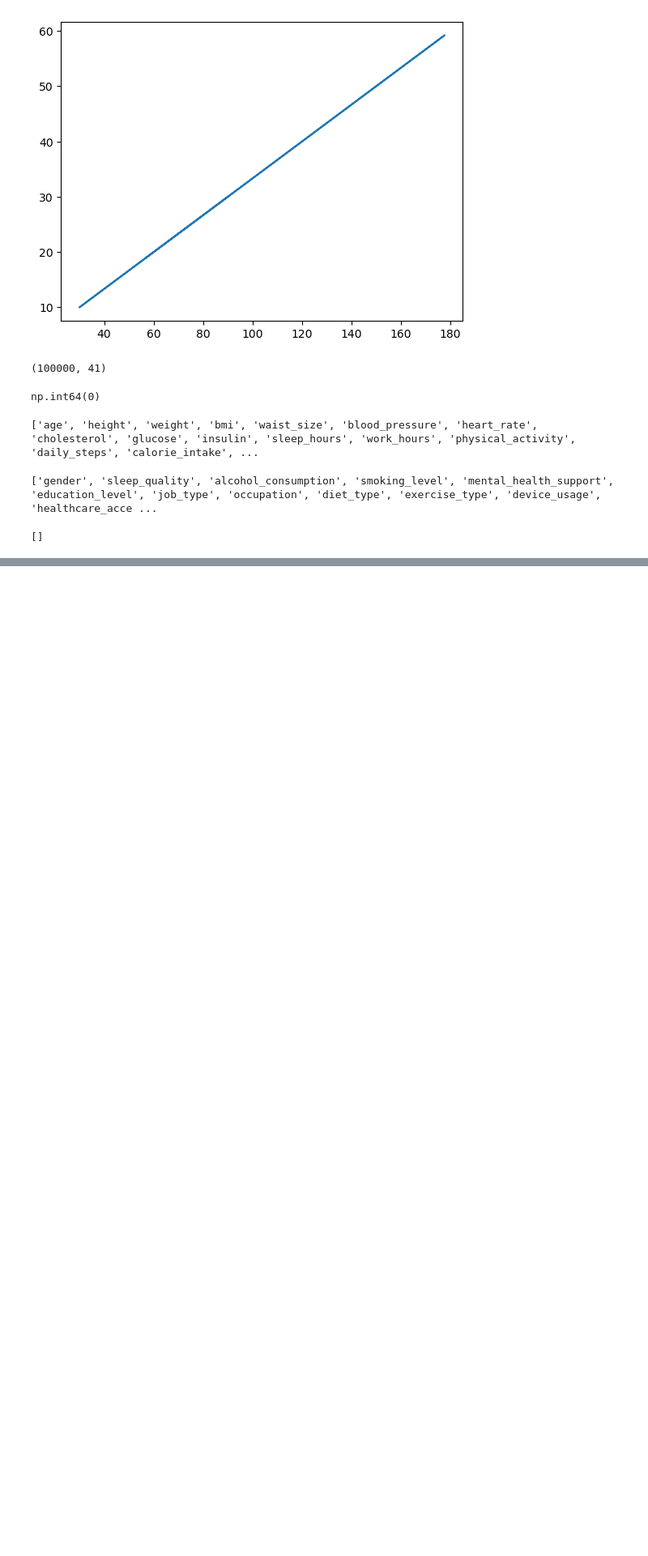
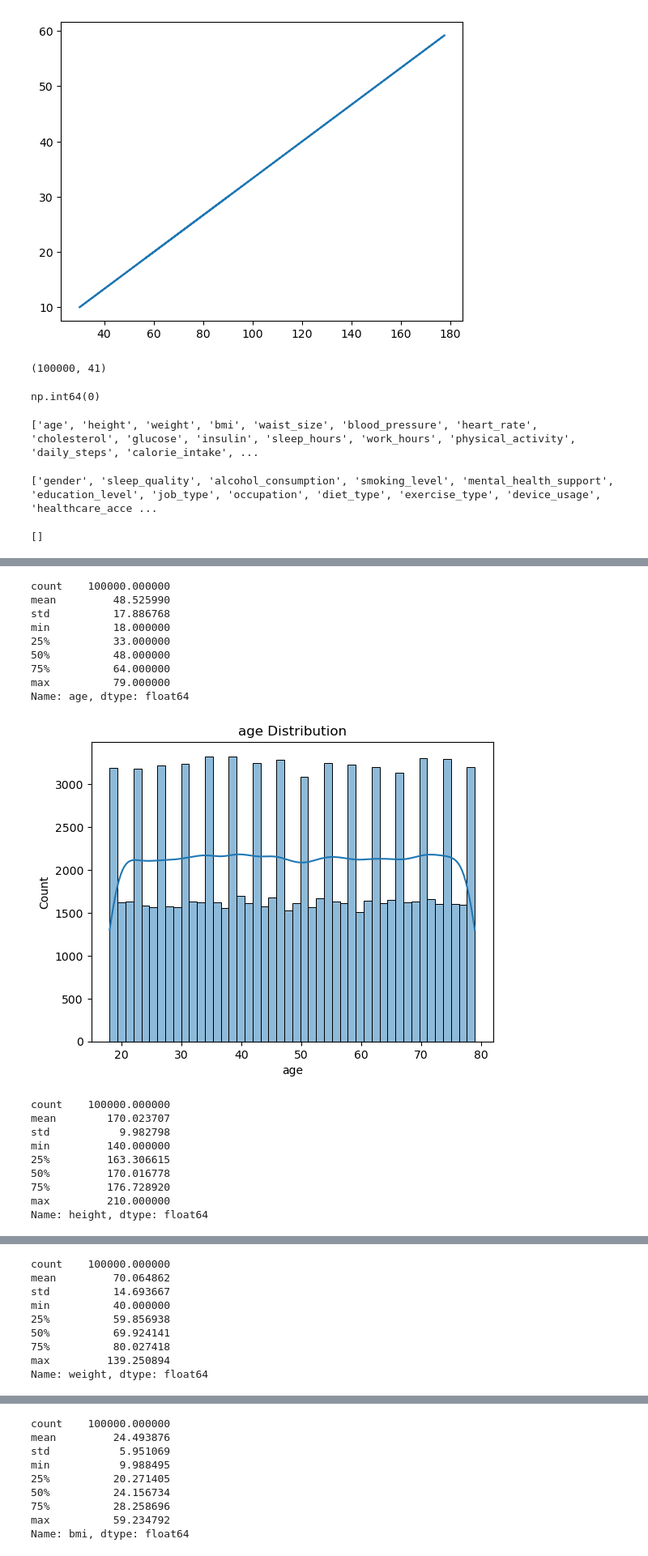
Before and after one commit to Tiyani-source/Disease_Risk_Prediction_from_Daily_Habits, a Jupyter notebook: training/Linal/training.ipynb, the cells around one changed output, grey strips where cells are left out. Shown: that part at 81% size. Drawn from its saved outputs; the diff is of its cells as text; code cells hidden in the pictures; blank space fills up the shorter version.

```diff
--- a/training/Linal/training.ipynb
+++ b/training/Linal/training.ipynb
@@ -150,3 +154,11 @@ print(cat_cols)
 print(datetime_cols)
 # %% [output]
 []
+# %%
+print("\nCategorical summary (top categories):\n")
+cat_summary = {}
+for col in cat_cols:
+    top = df[col].value_counts(dropna=False).head(6)
+    cat_summary[col] = top.index.tolist(), top.values.tolist()
+    print(f"Column: {col} — unique: {df[col].nunique(dropna=True)} — top values:")
+    display(top)
@@ -152,0 +205,36 @@ print(datetime_cols)
+# %%
+cat_cols = [col for col in df.columns if df[col].dtype == "O"]
+num_cols = [col for col in df.columns if df[col].dtype != "O" and col != "target"]
+bool_cols = [col for col in df.columns if df[col].dtype == "bool"]
+
+print("Cat_cols", cat_cols)
+print("Sayısal Değişkenler:", num_cols)
+# %%
+def summary_numeric(col):
+    print(df[col].describe())
+    sns.histplot(df[col], kde=True)
+    plt.title(f"{col} Distribution")
+    plt.show()
+
+for col in num_cols:
+    summary_numeric(col)
+# %% [output]
+count    100000.000000
+mean         48.525990
+std          17.886768
+min          18.000000
+25%          33.000000
+50%          48.000000
+75%          64.000000
+max          79.000000
+Name: age, dtype: float64
+[figure, added]
+count    100000.000000
+mean        170.023707
+std           9.982798
+min         140.000000
+25%         163.306615
+50%         170.016778
+75%         176.728920
+max         210.000000
+Name: height, dtype: float64
@@ -152,0 +242,9 @@ print(datetime_cols)
+count    100000.000000
+mean         70.064862
+std          14.693667
+min          40.000000
+25%          59.856938
+50%          69.924141
+75%          80.027418
+max         139.250894
+Name: weight, dtype: float64
@@ -152,0 +252,9 @@ print(datetime_cols)
+count    100000.000000
+mean         24.493876
+std           5.951069
+min           9.988495
+25%          20.271405
+50%          24.156734
+75%          28.258696
+max          59.234792
+Name: bmi, dtype: float64
```
Also changed, not shown: parts of 26 cells of this notebook.
